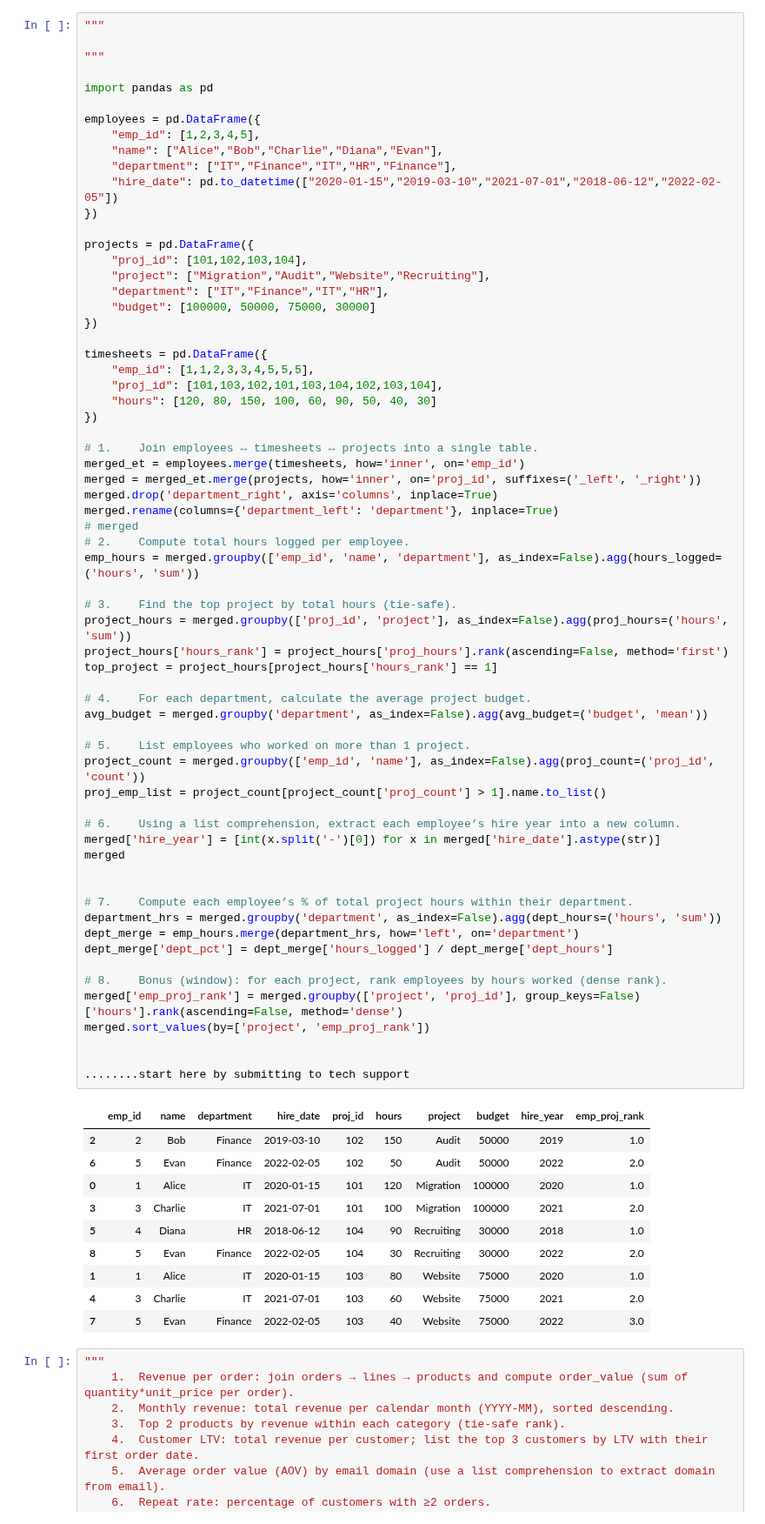
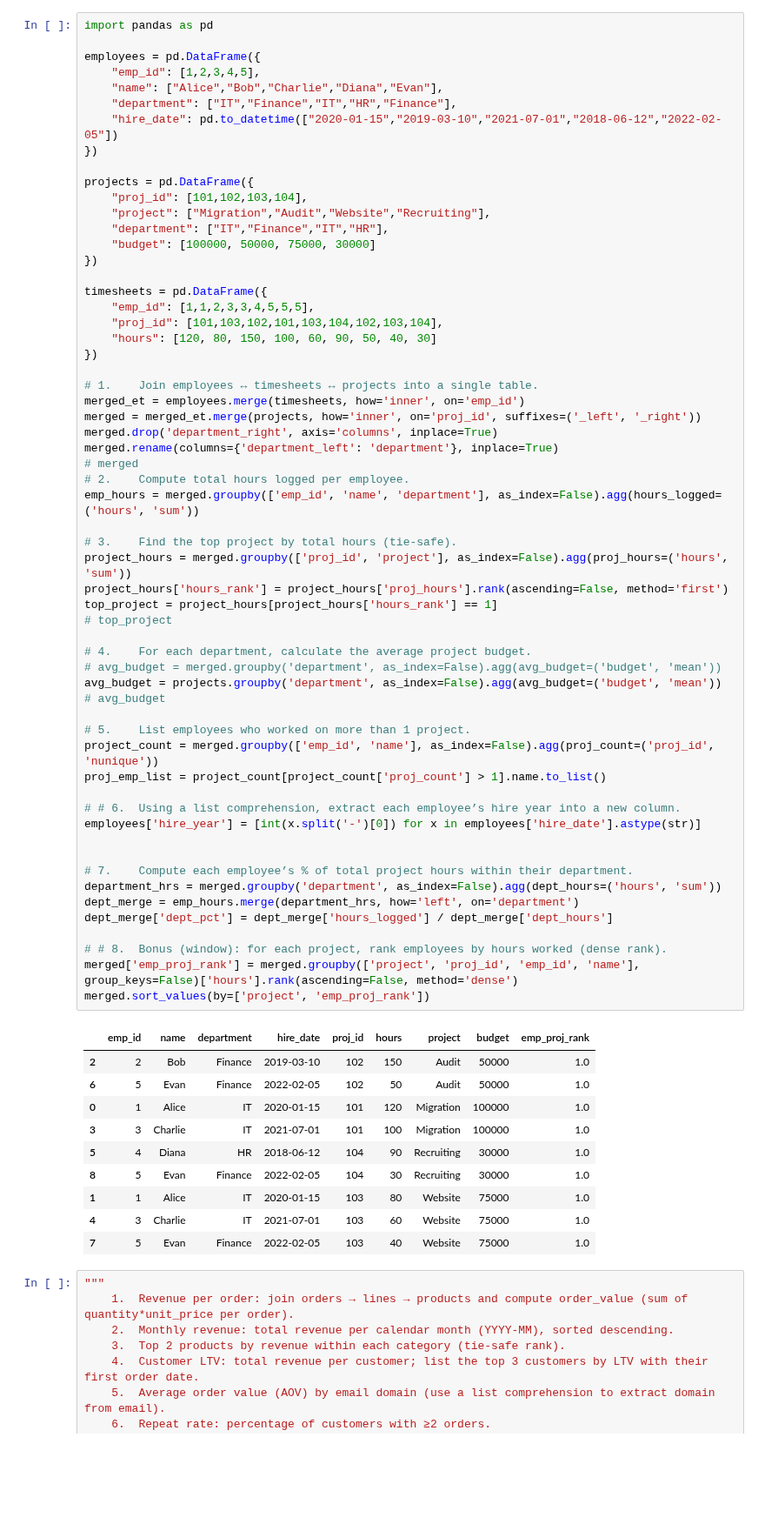
Before and after one commit to edmiller824/sf_tech, a Jupyter notebook: reps.ipynb, the cells around one changed output. Shown at 87% size. Saved outputs shown, nothing was run; the diff lists cells and outputs as text; blank space fills up the shorter version.

Commit message:
practice reps - group bys

```diff
--- a/reps.ipynb
+++ b/reps.ipynb
@@ -1,8 +83,4 @@
 # %%
-"""
-
-"""
-
 import pandas as pd
 
 employees = pd.DataFrame({
@@ -26,53 +104,52 @@ timesheets = pd.DataFrame({
 })
 
 # 1.	Join employees ↔ timesheets ↔ projects into a single table.
 merged_et = employees.merge(timesheets, how='inner', on='emp_id')
 merged = merged_et.merge(projects, how='inner', on='proj_id', suffixes=('_left', '_right'))
 merged.drop('department_right', axis='columns', inplace=True)
 merged.rename(columns={'department_left': 'department'}, inplace=True)
 # merged
 # 2.	Compute total hours logged per employee.
 emp_hours = merged.groupby(['emp_id', 'name', 'department'], as_index=False).agg(hours_logged=('hours', 'sum'))
 
 # 3.	Find the top project by total hours (tie-safe).
 project_hours = merged.groupby(['proj_id', 'project'], as_index=False).agg(proj_hours=('hours', 'sum'))
 project_hours['hours_rank'] = project_hours['proj_hours'].rank(ascending=False, method='first')
 top_project = project_hours[project_hours['hours_rank'] == 1]
+# top_project
 
 # 4.	For each department, calculate the average project budget.
-avg_budget = merged.groupby('department', as_index=False).agg(avg_budget=('budget', 'mean'))
+# avg_budget = merged.groupby('department', as_index=False).agg(avg_budget=('budget', 'mean'))
+avg_budget = projects.groupby('department', as_index=False).agg(avg_budget=('budget', 'mean'))
+# avg_budget
 
 # 5.	List employees who worked on more than 1 project.
-project_count = merged.groupby(['emp_id', 'name'], as_index=False).agg(proj_count=('proj_id', 'count'))
+project_count = merged.groupby(['emp_id', 'name'], as_index=False).agg(proj_count=('proj_id', 'nunique'))
 proj_emp_list = project_count[project_count['proj_count'] > 1].name.to_list()
 
-# 6.	Using a list comprehension, extract each employee’s hire year into a new column.
-merged['hire_year'] = [int(x.split('-')[0]) for x in merged['hire_date'].astype(str)]
-merged
+# # 6.	Using a list comprehension, extract each employee’s hire year into a new column.
+employees['hire_year'] = [int(x.split('-')[0]) for x in employees['hire_date'].astype(str)]
 
 
 # 7.	Compute each employee’s % of total project hours within their department.
 department_hrs = merged.groupby('department', as_index=False).agg(dept_hours=('hours', 'sum'))
 dept_merge = emp_hours.merge(department_hrs, how='left', on='department')
 dept_merge['dept_pct'] = dept_merge['hours_logged'] / dept_merge['dept_hours']
 
-# 8.	Bonus (window): for each project, rank employees by hours worked (dense rank).
-merged['emp_proj_rank'] = merged.groupby(['project', 'proj_id'], group_keys=False)['hours'].rank(ascending=False, method='dense')
+# # 8.	Bonus (window): for each project, rank employees by hours worked (dense rank).
+merged['emp_proj_rank'] = merged.groupby(['project', 'proj_id', 'emp_id', 'name'], group_keys=False)['hours'].rank(ascending=False, method='dense')
 merged.sort_values(by=['project', 'emp_proj_rank'])
-
-
-........start here by submitting to tech support
 # %% [output]
-|  | emp_id | name | department | hire_date | proj_id | hours | project | budget | hire_year | emp_proj_rank |
-| 2 | 2 | Bob | Finance | 2019-03-10 | 102 | 150 | Audit | 50000 | 2019 | 1.0 |
-| 6 | 5 | Evan | Finance | 2022-02-05 | 102 | 50 | Audit | 50000 | 2022 | 2.0 |
-| 0 | 1 | Alice | IT | 2020-01-15 | 101 | 120 | Migration | 100000 | 2020 | 1.0 |
-| 3 | 3 | Charlie | IT | 2021-07-01 | 101 | 100 | Migration | 100000 | 2021 | 2.0 |
-| 5 | 4 | Diana | HR | 2018-06-12 | 104 | 90 | Recruiting | 30000 | 2018 | 1.0 |
-| 8 | 5 | Evan | Finance | 2022-02-05 | 104 | 30 | Recruiting | 30000 | 2022 | 2.0 |
-| 1 | 1 | Alice | IT | 2020-01-15 | 103 | 80 | Website | 75000 | 2020 | 1.0 |
-| 4 | 3 | Charlie | IT | 2021-07-01 | 103 | 60 | Website | 75000 | 2021 | 2.0 |
-| 7 | 5 | Evan | Finance | 2022-02-05 | 103 | 40 | Website | 75000 | 2022 | 3.0 |
+|  | emp_id | name | department | hire_date | proj_id | hours | project | budget | emp_proj_rank |
+| 2 | 2 | Bob | Finance | 2019-03-10 | 102 | 150 | Audit | 50000 | 1.0 |
+| 6 | 5 | Evan | Finance | 2022-02-05 | 102 | 50 | Audit | 50000 | 1.0 |
+| 0 | 1 | Alice | IT | 2020-01-15 | 101 | 120 | Migration | 100000 | 1.0 |
+| 3 | 3 | Charlie | IT | 2021-07-01 | 101 | 100 | Migration | 100000 | 1.0 |
+| 5 | 4 | Diana | HR | 2018-06-12 | 104 | 90 | Recruiting | 30000 | 1.0 |
+| 8 | 5 | Evan | Finance | 2022-02-05 | 104 | 30 | Recruiting | 30000 | 1.0 |
+| 1 | 1 | Alice | IT | 2020-01-15 | 103 | 80 | Website | 75000 | 1.0 |
+| 4 | 3 | Charlie | IT | 2021-07-01 | 103 | 60 | Website | 75000 | 1.0 |
+| 7 | 5 | Evan | Finance | 2022-02-05 | 103 | 40 | Website | 75000 | 1.0 |
 # %%
 """
 	1.	Revenue per order: join orders → lines → products and compute order_value (sum of quantity*unit_price per order).
```
Also changed, not shown: parts of 2 cells of this notebook.
